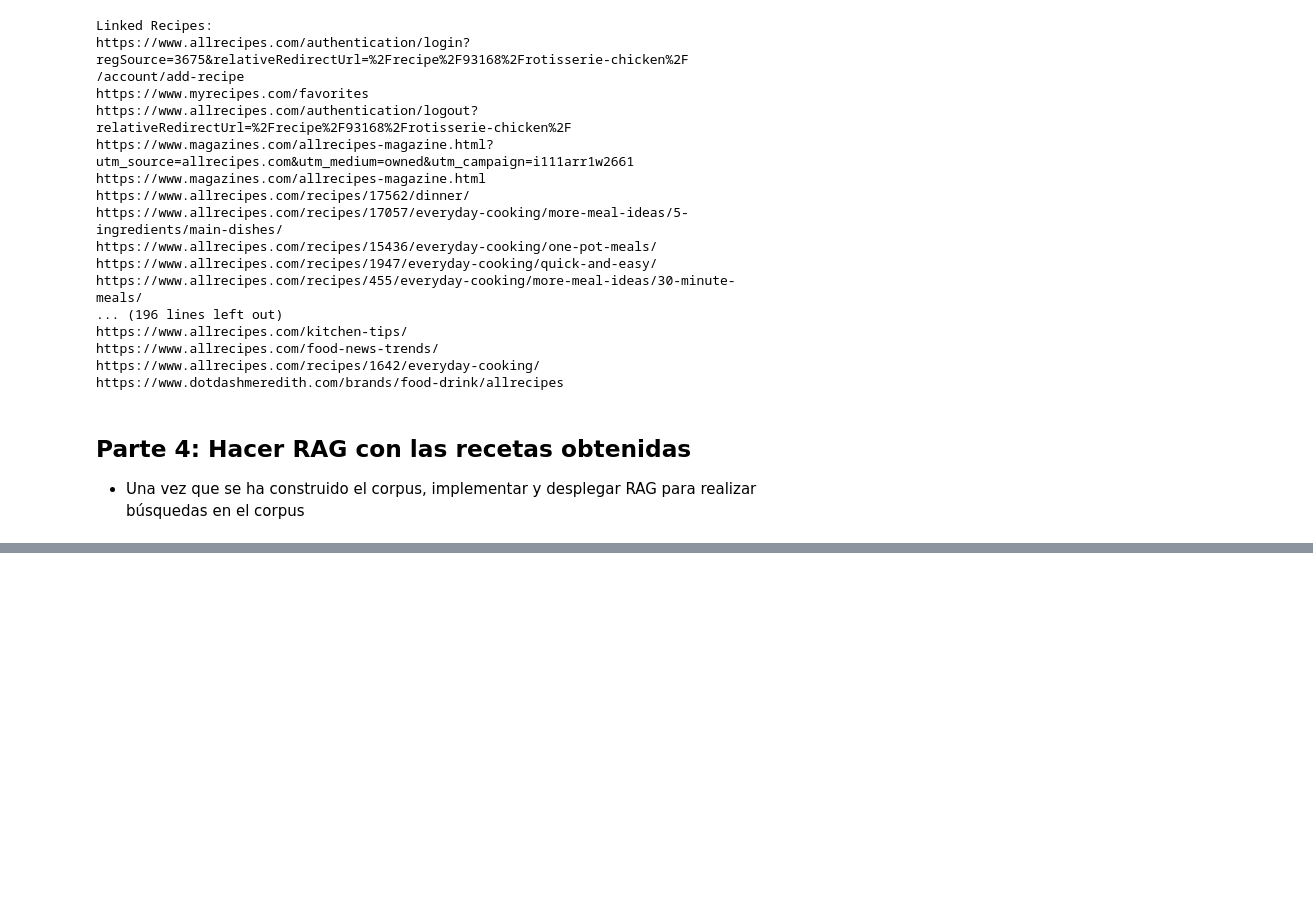
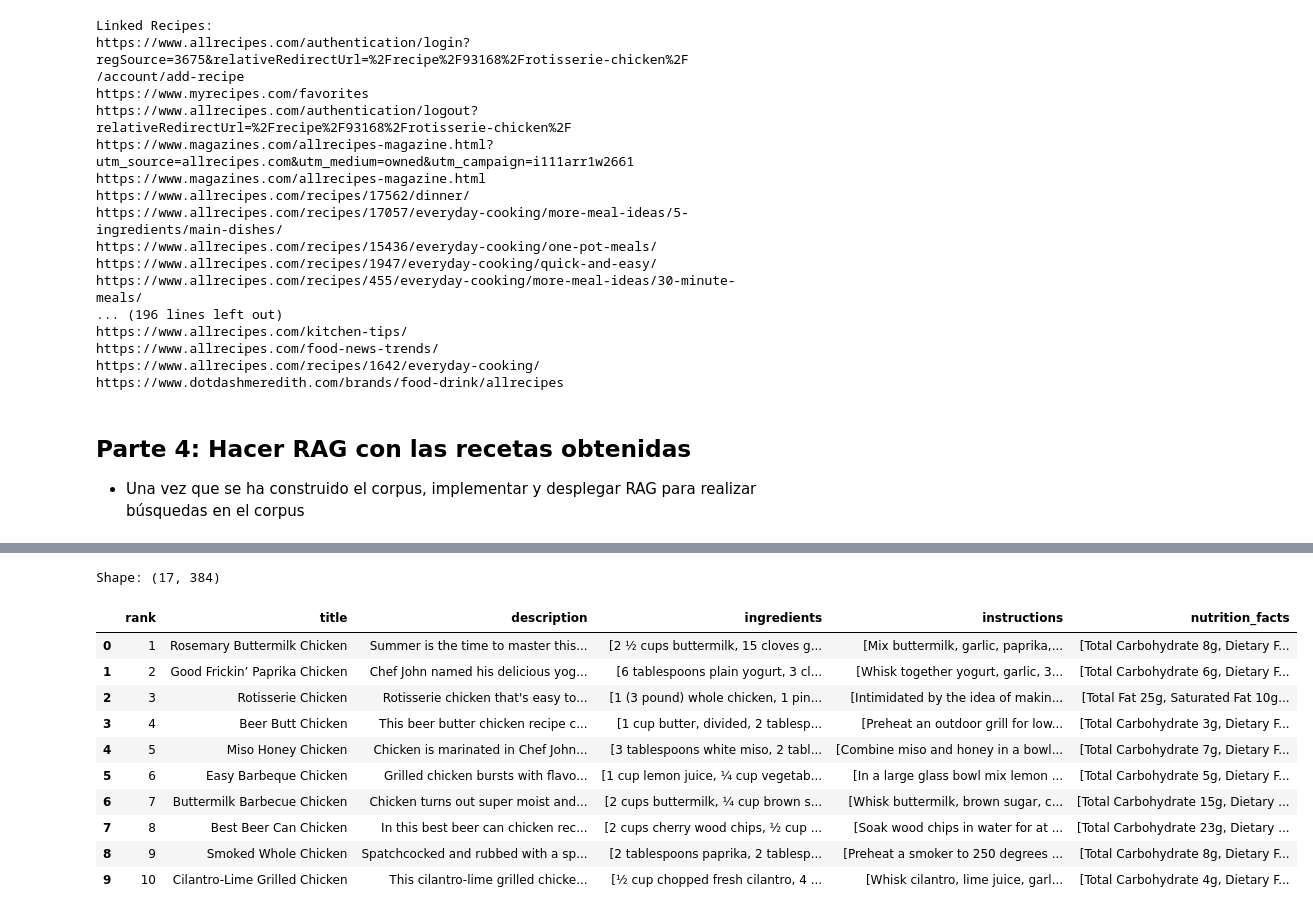
Before and after one commit to Erickezro/ir26a, a Jupyter notebook: 10webcrawling.ipynb, the cells around one changed output, grey strips where cells are left out. Drawn from its saved outputs; the diff is of its cells as text; code cells hidden in the pictures; blank space fills up the shorter version.

Commit message:
Web Scraping: Adding missing RAG implementation for recipes

```diff
--- a/10webcrawling.ipynb
+++ b/10webcrawling.ipynb
@@ -131,5 +131,3 @@ https://www.dotdashmeredith.com/brands/food-drink/allrecipes
 # %% [markdown]
 ## Parte 4: Hacer RAG con las recetas obtenidas
 * Una vez que se ha construido el corpus, implementar y desplegar RAG para realizar búsquedas en el corpus
-# %%
-query = "Give me recipes for "
@@ -136,3 +316,54 @@ query = "Give me recipes for "
+# %%
+from sentence_transformers import SentenceTransformer
+
+model = SentenceTransformer("sentence-transformers/all-MiniLM-L6-v2")
+embeddings = model.encode(documents, batch_size=120, show_progress_bar=True)
+
+print(f"Shape: {embeddings.shape}")
+# %% [output]
+Shape: (17, 384)
+# %%
+from sklearn.metrics.pairwise import cosine_similarity
+import pandas as pd
+
+def search_model(query, model, embeddings, df, k=5):
+    query_embedding = model.encode([query])
+
+    similarities = cosine_similarity(query_embedding, embeddings)[0]
+    top_k_idx = similarities.argsort()[::-1][:k]
+
+    results = []
+
+    for rank, idx in enumerate(top_k_idx, start=1):
+        results.append({
+            "rank": rank,
+            "title": df.iloc[idx]["title"],
+            "description": df.iloc[idx]["description"],
+            "ingredients": df.iloc[idx]["ingredients"],
+            "instructions": df.iloc[idx]["instructions"],
+            "nutrition_facts": df.iloc[idx]["nutrition_facts"]
+        })
+
+    results = pd.DataFrame(results)
+
+    return results
+# %%
+query = "Give me recipes with chicken and rosemary"
+# %%
+results = search_model(query, model, embeddings, pd.DataFrame(corpus), k=10)
+results
+# %% [output]
+|  | rank | title | description | ingredients | instructions | nutrition_facts |
+| 0 | 1 | Rosemary Buttermilk Chicken | Summer is the time to master this... | [2 ½ cups buttermilk, 15 cloves g... | [Mix buttermilk, garlic, paprika,... | [Total Carbohydrate 8g, Dietary F... |
+| 1 | 2 | Good Frickin’ Paprika Chicken | Chef John named his delicious yog... | [6 tablespoons plain yogurt, 3 cl... | [Whisk together yogurt, garlic, 3... | [Total Carbohydrate 6g, Dietary F... |
+| 2 | 3 | Rotisserie Chicken | Rotisserie chicken that's easy to... | [1 (3 pound) whole chicken, 1 pin... | [Intimidated by the idea of makin... | [Total Fat 25g, Saturated Fat 10g... |
+| 3 | 4 | Beer Butt Chicken | This beer butter chicken recipe c... | [1 cup butter, divided, 2 tablesp... | [Preheat an outdoor grill for low... | [Total Carbohydrate 3g, Dietary F... |
+| 4 | 5 | Miso Honey Chicken | Chicken is marinated in Chef John... | [3 tablespoons white miso, 2 tabl... | [Combine miso and honey in a bowl... | [Total Carbohydrate 7g, Dietary F... |
+| 5 | 6 | Easy Barbeque Chicken | Grilled chicken bursts with flavo... | [1 cup lemon juice, ¼ cup vegetab... | [In a large glass bowl mix lemon ... | [Total Carbohydrate 5g, Dietary F... |
+| 6 | 7 | Buttermilk Barbecue Chicken | Chicken turns out super moist and... | [2 cups buttermilk, ¼ cup brown s... | [Whisk buttermilk, brown sugar, c... | [Total Carbohydrate 15g, Dietary ... |
+| 7 | 8 | Best Beer Can Chicken | In this best beer can chicken rec... | [2 cups cherry wood chips, ½ cup ... | [Soak wood chips in water for at ... | [Total Carbohydrate 23g, Dietary ... |
+| 8 | 9 | Smoked Whole Chicken | Spatchcocked and rubbed with a sp... | [2 tablespoons paprika, 2 tablesp... | [Preheat a smoker to 250 degrees ... | [Total Carbohydrate 8g, Dietary F... |
+| 9 | 10 | Cilantro-Lime Grilled Chicken | This cilantro-lime grilled chicke... | [½ cup chopped fresh cilantro, 4 ... | [Whisk cilantro, lime juice, garl... | [Total Carbohydrate 4g, Dietary F... |
 # %%
 prompt = (
     f"Eres un chatbot coversacional. Mi usuario quiere saber sobre {query}, y mi sistema de recuperacion de la informacion encontro esto {results}."
```
Also changed, not shown: parts of 9 cells of this notebook, 9 other files.
